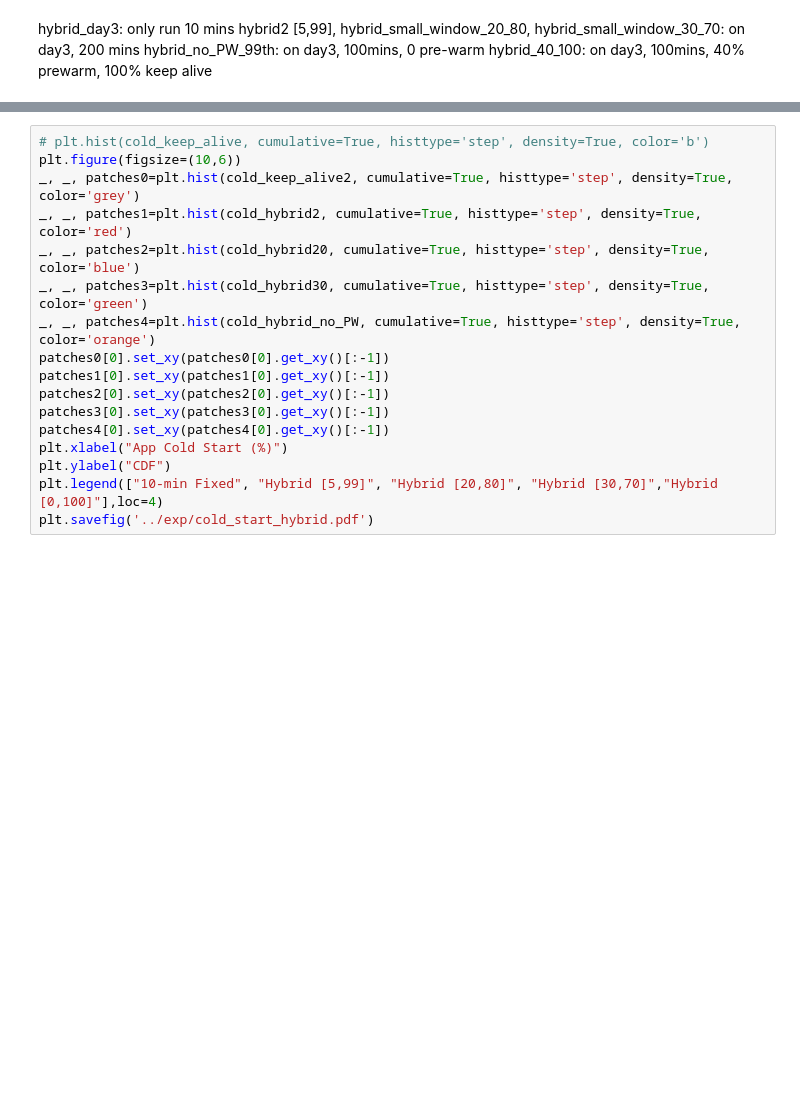
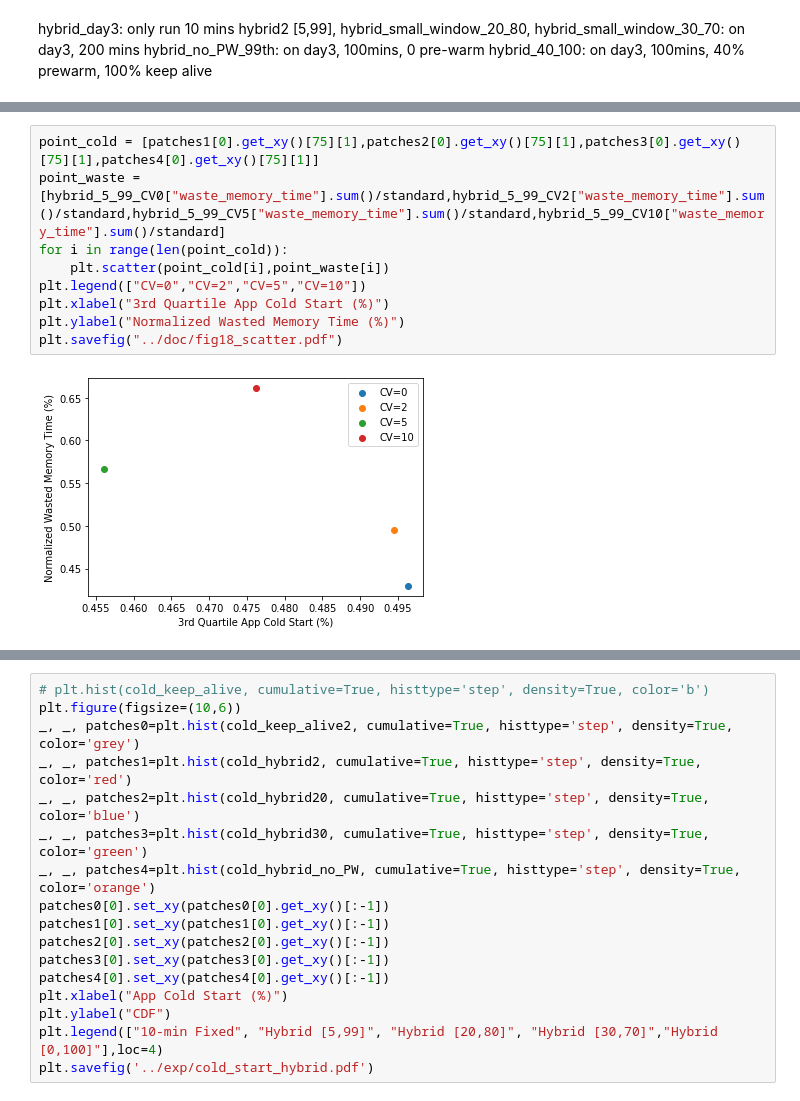
Before and after one commit to andreaskuster/reproducing-serverless-in-the-wild, a Jupyter notebook: model/draw_plt.ipynb, the cells around one changed output, grey strips where cells are left out. Cells and saved outputs as stored; diff of their text form; blank space fills up the shorter version.

```diff
--- a/model/draw_plt.ipynb
+++ b/model/draw_plt.ipynb
@@ -49,0 +103,11 @@ plt.hist(waste_hybrid_test, cumulative=True, histtype='step', density=True, colo
+# %%
+point_cold = [patches1[0].get_xy()[75][1],patches2[0].get_xy()[75][1],patches3[0].get_xy()[75][1],patches4[0].get_xy()[75][1]]
+point_waste = [hybrid_5_99_CV0["waste_memory_time"].sum()/standard,hybrid_5_99_CV2["waste_memory_time"].sum()/standard,hybrid_5_99_CV5["waste_memory_time"].sum()/standard,hybrid_5_99_CV10["waste_memory_time"].sum()/standard]
+for i in range(len(point_cold)):
+    plt.scatter(point_cold[i],point_waste[i])
+plt.legend(["CV=0","CV=2","CV=5","CV=10"])
+plt.xlabel("3rd Quartile App Cold Start (%)")
+plt.ylabel("Normalized Wasted Memory Time (%)")
+plt.savefig("../doc/fig18_scatter.pdf")
+# %% [output]
+[figure, added]
```
Also changed, not shown: parts of 17 cells of this notebook, 16 other files.
